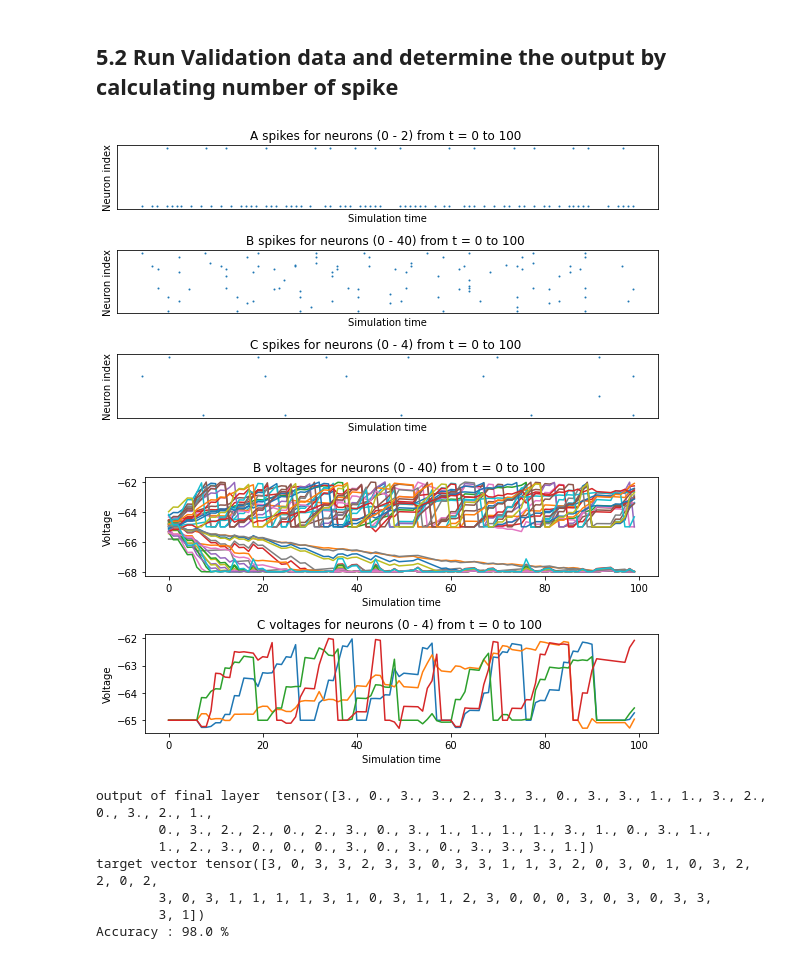
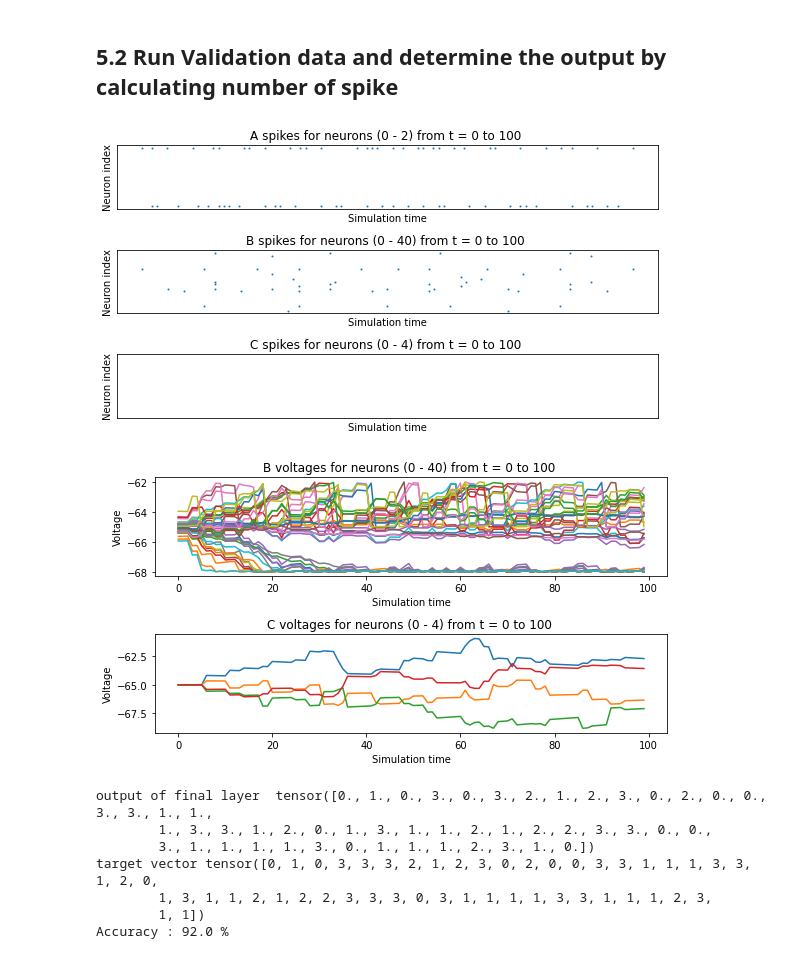
Before and after one commit to aravsi77/spiking_neural_network_thesis, a Jupyter notebook: modulation_class_snn_enabling_sbp.ipynb, the cells around one changed output. Drawn from its saved outputs; the diff is of its cells as text; code cells hidden in the pictures.

Commit message:
temporal encode at output layer

```diff
--- a/modulation_class_snn_enabling_sbp.ipynb
+++ b/modulation_class_snn_enabling_sbp.ipynb
@@ -571,6 +617,6 @@ tensor([[-61.2204, -64.1303, -59.6641, -58.6964]])
 # %%
 #set the membrane voltage threshold with some small value from v_rest
-network.layers["C"].thresh = -62.0 * torch.ones(nodes[2])
+network.layers["C"].thresh = delta_v[torch.argmax(accuracy_vs)] * torch.ones(nodes[2])
 #reset state variables
 network.layers["C"].reset_state_variables()
 network.layers["B"].reset_state_variables()
@@ -585,32 +631,41 @@ for j in range(N_samples):
     network.run(inputs=inputs,time=Time)
 
     spikes = {
-        "A": network.monitors['A'].get('s'),
-        "B": network.monitors['B'].get("s"),
+        #"A": network.monitors['A'].get('s'),
+        #"B": network.monitors['B'].get("s"),
         "C": network.monitors['C'].get("s"),
     }
-    voltages = {"B": network.monitors['B'].get("v"),
+    voltages = {#"B": network.monitors['B'].get("v"),
                 "C": network.monitors['C'].get("v")}
 
-    if (j==49):#select random data to plot
-        #plot the result
-        plt.ioff()
-        plot_spikes(spikes)
-        plot_voltages(voltages, plot_type="line")
-        plt.show()
 
+    #plot the result
+    '''
+    plt.ioff()
+    plot_spikes(spikes)
+    plot_voltages(voltages, plot_type="line")
+    plt.show()
+    '''
     #fetch the spike signal at the output layer
     a_out = torch.sum(network.monitors['C'].get("s").squeeze(),dim=0)
 
-    #print(a_out)
     #determine the coresponding classs
 
+
     #check if the output spike have the same number of spike
-    if((sum(a_out)<=10) and (a_out.unique().size()!=a_out.size())):
+    if(sum(a_out)==0):
+        y_pred_run[j] = torch.argmax(a_out,dim=0)
+
+    else:
+        y_pred_run[j] = (spikes["C"].squeeze().int()==1).nonzero()[0,1] #determine the first neuron to spike
+
+    '''
+    if((sum(a_out)<=16) and (a_out.unique().size()!=a_out.size())):
     #if((a_out.unique().size()!=a_out.size())):
         y_pred_run[j] = (spikes["C"].squeeze().int()==1).nonzero()[0,1] #classify by determining the first spike that arrives
     else:
         y_pred_run[j] = torch.argmax(a_out,dim=0)
+    '''
 
 
     #print(y_pred_run[j])
@@ -761,7 +760,7 @@ z_val = c_val + n_val #signal plus noise
 #generate 4 QAM  dataset
 
 for i,val in enumerate(s_val):#assign symbol to certain constellation signal
-    c_val[i] = psk[val] #change this to choose between psk and qam modulation scheme
+    c_val[i] = qam[val] #change this to choose between psk and qam modulation scheme
 
 n_val = np.random.randn( N_validate ) + 1j * np.random.randn( N_validate ) #complex noise
 z_val = c_val + np.sqrt( sigma2_n / 2)*n_val
@@ -776,7 +775,7 @@ input_data_val = torch.zeros(N_validate*Time,nodes[0])
 for i,val in enumerate(z_val):
     #print(i,val,y[i])
     if(mod_type=="cplx"):
-        rate = torch.tensor([[(np.real(val)+1)*max_rate],[(np.imag(val)+1)*max_rate]]).squeeze()
+        rate = torch.tensor([[(np.real(val)+1.5)*max_rate],[(np.imag(val)+1.5)*max_rate]]).squeeze()
         #convert into poisson distributed spike train
         input_data_val[i*Time:(i*Time)+Time,:] = encoding.poisson(datum=rate.int(),time=Time)
     else:
@@ -854,7 +853,7 @@ Accuracy : 100.0 %
 ## 5.2 Run Validation data and determine the output by calculating number of spike
 # %%
 #set the membran voltage at the output layer
-network.layers["C"].thresh = -62.0 * torch.ones(nodes[2])
+network.layers["C"].thresh = delta_v[torch.argmax(accuracy_vs)] * torch.ones(nodes[2])
 #reset state variables
 network.layers["C"].reset_state_variables()
 network.layers["B"].reset_state_variables()
@@ -866,42 +865,42 @@ for j in range(N_validate):
     spikes = {
         "A": network.monitors['A'].get('s'),
         "B": network.monitors['B'].get("s"),
         "C": network.monitors['C'].get("s"),
     }
     voltages = {"B": network.monitors['B'].get("v"),
                 "C": network.monitors['C'].get("v")}
 
     if (j==0):#select random data to plot
         #plot the result
         plt.ioff()
         plot_spikes(spikes)
         plot_voltages(voltages, plot_type="line")
         plt.show()
 
 
     a_out    = torch.sum(network.monitors["C"].get("s").squeeze().float(),dim=0)
     #check uniqe element in a_out
-    if ((sum(a_out) <= 4) and (a_out.unique().size()!=a_out.size())):
+    if (sum(a_out)==0):
+        y_pred_run[j] = torch.argmax(a_out,dim=0)
+    else:
         y_pred_run[j] = (spikes["C"].squeeze().int()==1).nonzero()[0,1] #classify by determining the first spike that arrives
-    else:
-        y_pred_run[j] = torch.argmax(a_out,dim=0)
     #print(a_out)
     #reset state variables
     network.layers["C"].reset_state_variables()
     network.layers["B"].reset_state_variables()
 
 print("output of final layer ",y_pred_run)
 print("target vector %s"%s_val)
 #calculate accuracy
 accr_val = (torch.sum(y_pred_run==s_val)*100/N_validate)
 print("Accuracy : "+str(accr_val.item())+" % ")
 # %% [output]
-[figure, old version]
+[figure, new version]
-[figure, old version]
+[figure, new version]
-output of final layer  tensor([3., 0., 3., 3., 2., 3., 3., 0., 3., 3., 1., 1., 3., 2., 0., 3., 2., 1.,
-        0., 3., 2., 2., 0., 2., 3., 0., 3., 1., 1., 1., 1., 3., 1., 0., 3., 1.,
-        1., 2., 3., 0., 0., 0., 3., 0., 3., 0., 3., 3., 3., 1.])
-target vector tensor([3, 0, 3, 3, 2, 3, 3, 0, 3, 3, 1, 1, 3, 2, 0, 3, 0, 1, 0, 3, 2, 2, 0, 2,
-        3, 0, 3, 1, 1, 1, 1, 3, 1, 0, 3, 1, 1, 2, 3, 0, 0, 0, 3, 0, 3, 0, 3, 3,
-        3, 1])
-Accuracy : 98.0 %
+output of final layer  tensor([0., 1., 0., 3., 0., 3., 2., 1., 2., 3., 0., 2., 0., 0., 3., 3., 1., 1.,
+        1., 3., 3., 1., 2., 0., 1., 3., 1., 1., 2., 1., 2., 2., 3., 3., 0., 0.,
+        3., 1., 1., 1., 1., 3., 0., 1., 1., 1., 2., 3., 1., 0.])
+target vector tensor([0, 1, 0, 3, 3, 3, 2, 1, 2, 3, 0, 2, 0, 0, 3, 3, 1, 1, 1, 3, 3, 1, 2, 0,
+        1, 3, 1, 1, 2, 1, 2, 2, 3, 3, 3, 0, 3, 1, 1, 1, 1, 3, 3, 1, 1, 1, 2, 3,
+        1, 1])
+Accuracy : 92.0 %
```
Also changed, not shown: parts of 22 cells of this notebook.
